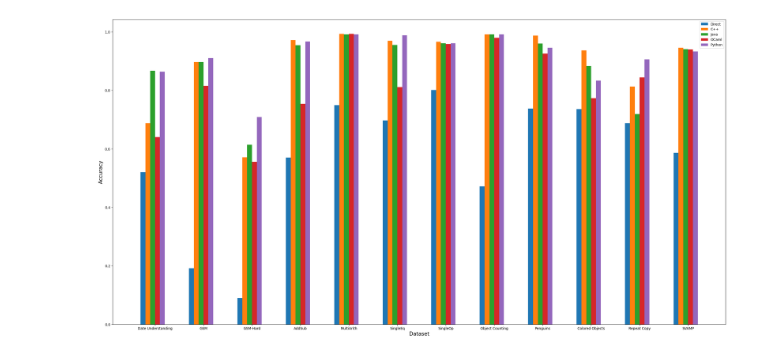
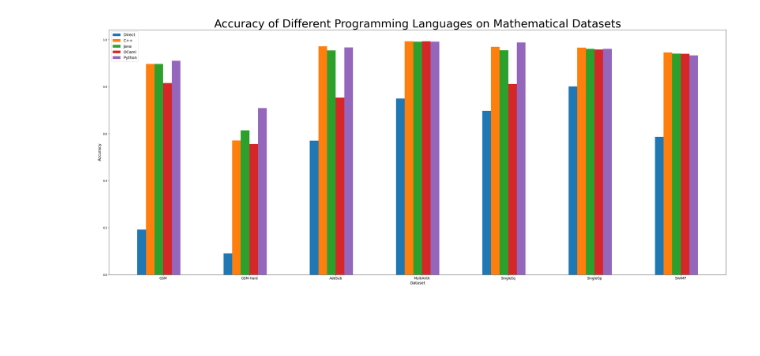
Before and after one commit to Spencer04Hire/COS484_PAL, a Jupyter notebook: final_analysis.ipynb, the cells around one changed output. Cells and saved outputs as stored; diff of their text form; code cells hidden in the pictures; blank space fills up the shorter version.

```diff
--- a/final_analysis.ipynb
+++ b/final_analysis.ipynb
@@ -5,28 +5,28 @@ import matplotlib.pyplot as plt
 # %%
 df = pd.read_csv("Results.csv")
 languages = df["Language"].unique()
-datasets = np.array(df["Dataset"].unique())
+math_datasets = np.array(df["Dataset"].unique())[:7]
 
 all_results = {}
 for language in languages:
     all_results[language] = np.array(df[df["Language"] == language]["Accuracy"])
 
 # print(all_results)
 
-plt.figure(figsize = (32, 16))
-java = all_results["Java"]
+plt.figure(figsize = (40, 16))
+java = all_results["Java"][:7]
 bar = np.arange(len(java))
 for key, value in all_results.items():
-    plt.bar(bar, value, width = 0.1, label = key)
+    plt.bar(bar, value[:7], width = 0.1, label = key)
     # break
     bar = [x + 0.1 for x in bar]
 
-plt.xlabel('Dataset', fontsize = 15)
-plt.ylabel('Accuracy', fontsize = 15)
-plt.title("Accuracy of Prompting Strategies on Different Datasets")
+plt.xlabel('Dataset', fontsize = 14)
+plt.ylabel('Accuracy', fontsize = 14)
+plt.title("Accuracy of Different Programming Languages on Mathematical Datasets", fontsize = 40)
 plt.xticks([r + 0.25 for r in range(len(java))],
-        datasets)
-plt.legend()
+        math_datasets, fontsize = 12)
+plt.legend(fontsize = 14)
 plt.show()
 # %% [output]
-[figure, old version]
+[figure, new version]
```
Also changed, not shown: parts of 1 cell of this notebook.
